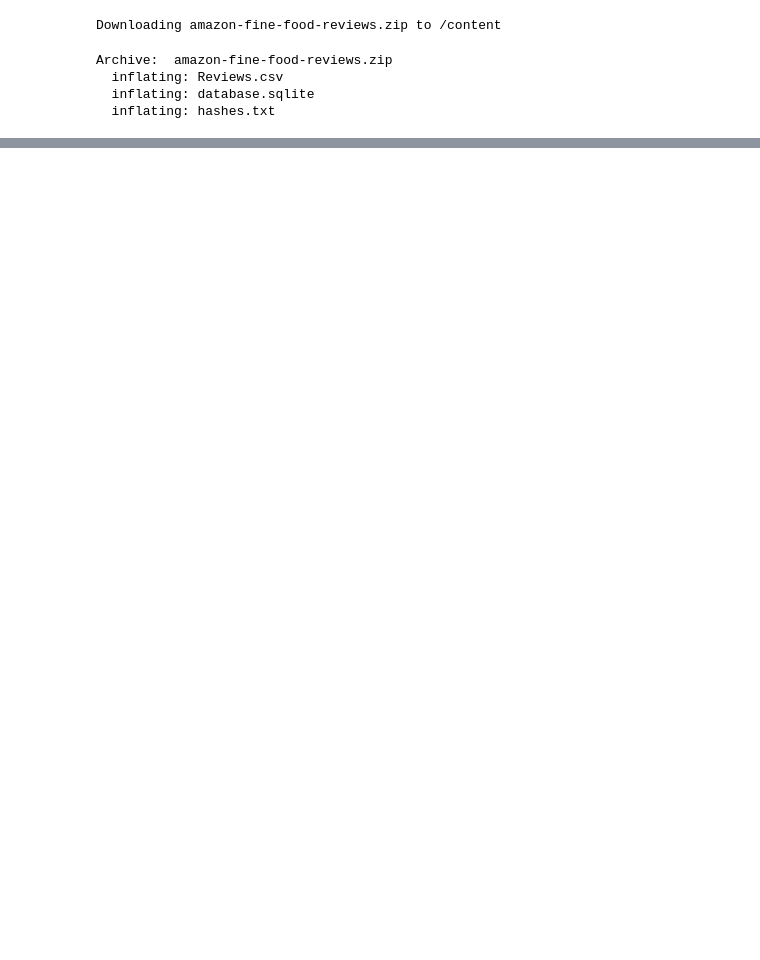
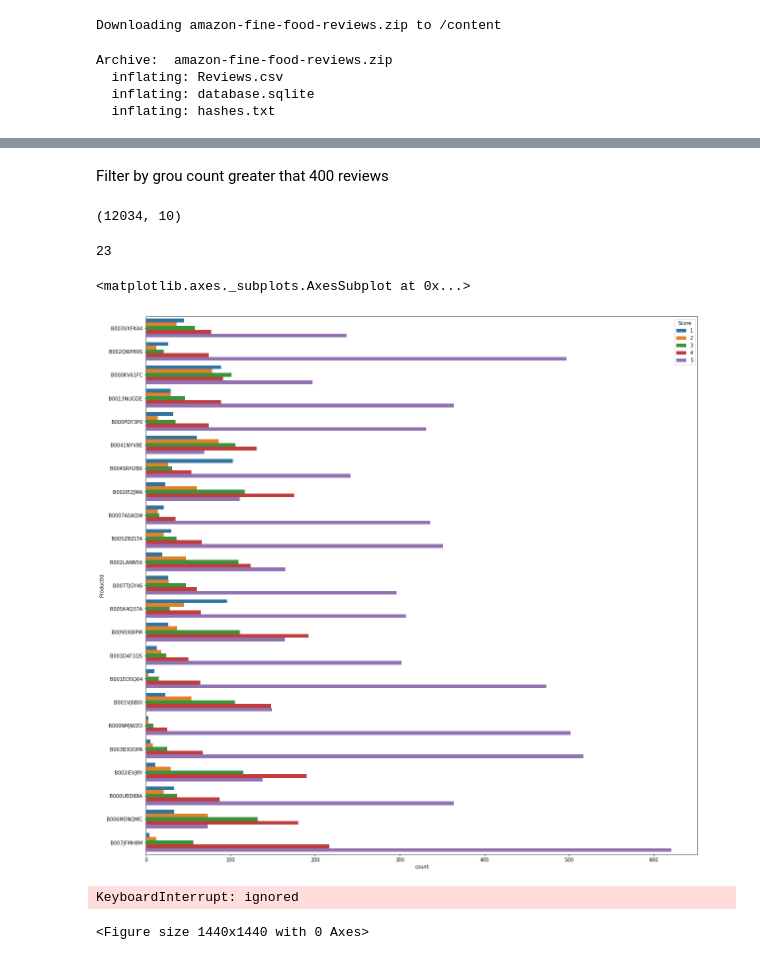
Before and after one commit to Jaise152/NLP, a Jupyter notebook: Data_Analysis_and_Visualization_of_Text_Dataset_using_Python.ipynb, the cells around one changed output, grey strips where cells are left out. Drawn from its saved outputs; the diff is of its cells as text; code cells hidden in the pictures; blank space fills up the shorter version.

```diff
--- a/Data_Analysis_and_Visualization_of_Text_Dataset_using_Python.ipynb
+++ b/Data_Analysis_and_Visualization_of_Text_Dataset_using_Python.ipynb
@@ -38,0 +106,8 @@ drive.mount('/content/drive')
+# %% [markdown]
+Filter by grou count greater that 400 reviews
+# %%
+df_products = df.groupby("ProductId").filter(lambda x: len(x)>400)
+# %%
+df_products.shape
+# %% [output]
+(12034, 10)
@@ -38,0 +116,16 @@ drive.mount('/content/drive')
+# %%
+len(df_products_groups)
+# %% [output]
+23
+# %%
+plt.figure(figsize= (20,20))
+sns.countplot(y='ProductId', hue = 'Score', data =df_products)
+# %% [output]
+<matplotlib.axes._subplots.AxesSubplot at 0x...>
+[figure, added]
+# %%
+plt.figure(figsize= (20,20))
+sns.countplot(y='ProductId', hue = 'Score', data =df)
+# %% [output]
+KeyboardInterrupt: ignored
+<Figure size 1440x1440 with 0 Axes>
```
Also changed, not shown: parts of 19 cells of this notebook.
